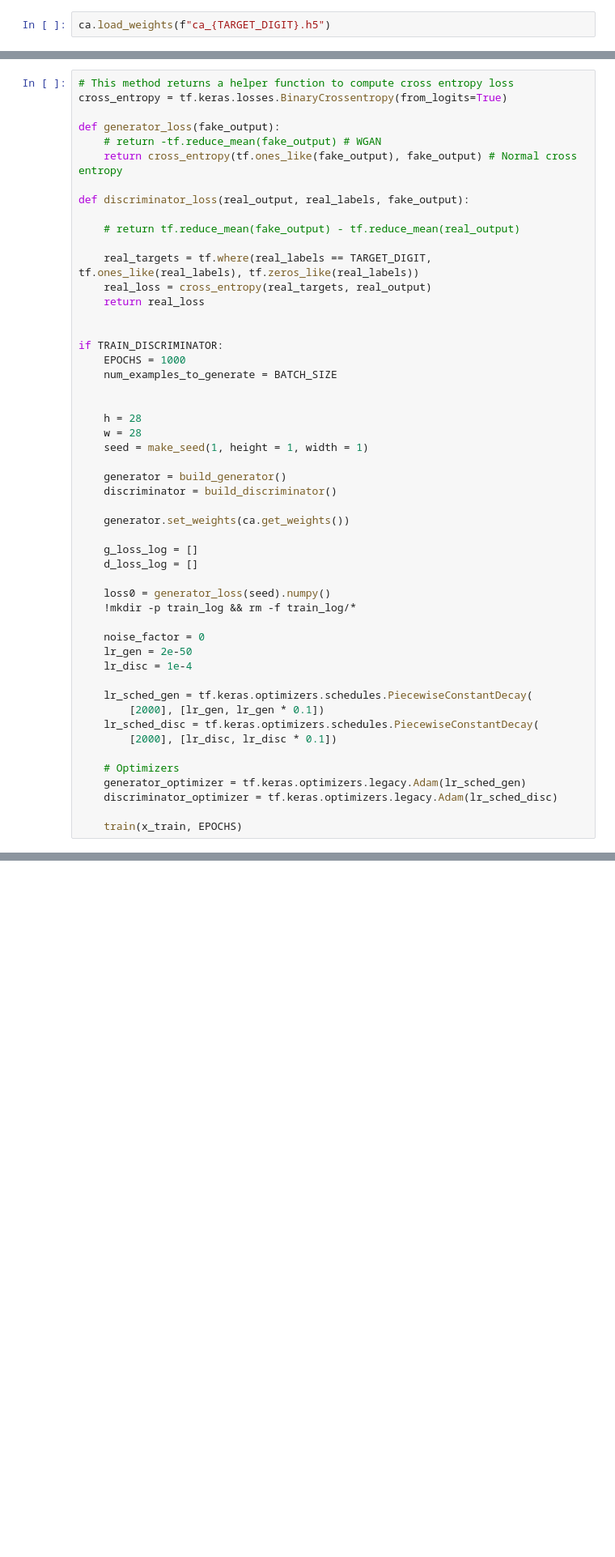
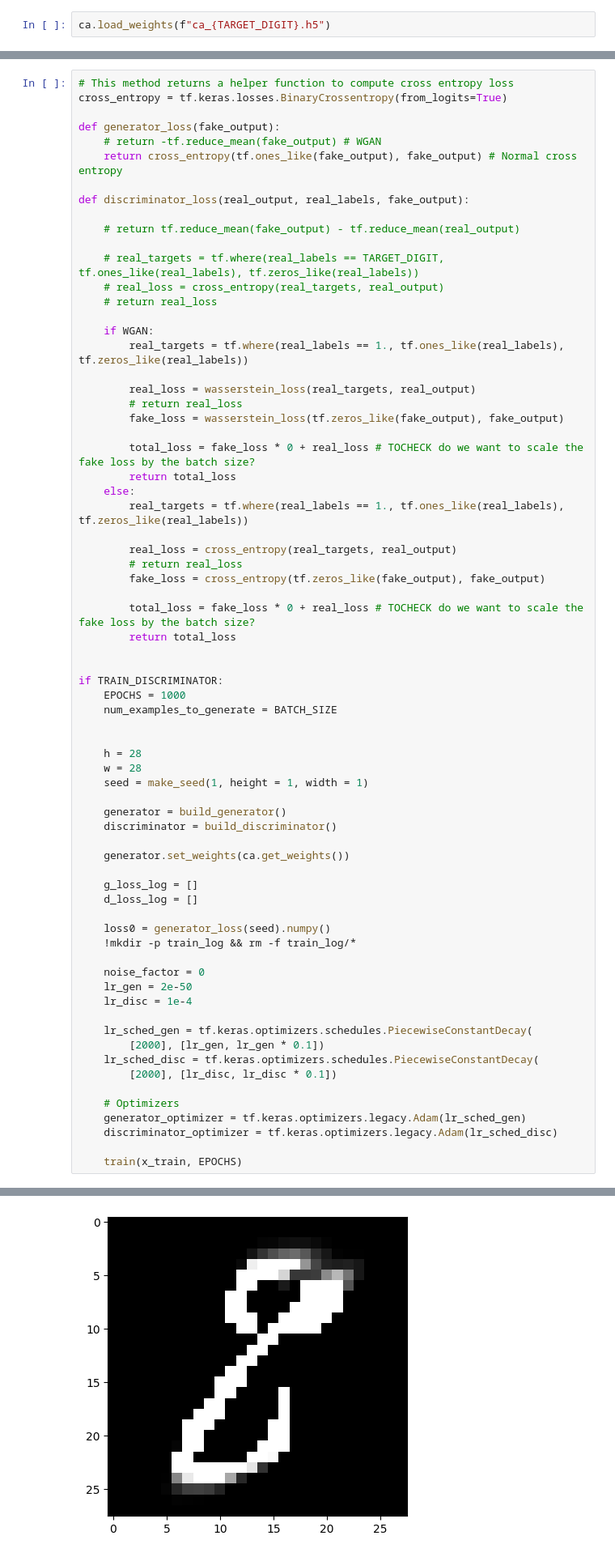
Before and after one commit to alfredbackhouse/3rd-year-project, a Jupyter notebook: 3rd_year_project.ipynb, the cells around one changed output, grey strips where cells are left out. Shown at 81% size. Cells and saved outputs as stored; diff of their text form; blank space fills up the shorter version.

```diff
--- a/3rd_year_project.ipynb
+++ b/3rd_year_project.ipynb
@@ -809,9 +858,28 @@ def discriminator_loss(real_output, real_labels, fake_output):
 
     # return tf.reduce_mean(fake_output) - tf.reduce_mean(real_output)
 
-    real_targets = tf.where(real_labels == TARGET_DIGIT, tf.ones_like(real_labels), tf.zeros_like(real_labels))
-    real_loss = cross_entropy(real_targets, real_output)
-    return real_loss
+    # real_targets = tf.where(real_labels == TARGET_DIGIT, tf.ones_like(real_labels), tf.zeros_like(real_labels))
+    # real_loss = cross_entropy(real_targets, real_output)
+    # return real_loss
+
+    if WGAN:
+        real_targets = tf.where(real_labels == 1., tf.ones_like(real_labels), tf.zeros_like(real_labels))
+
+        real_loss = wasserstein_loss(real_targets, real_output)
+        # return real_loss
+        fake_loss = wasserstein_loss(tf.zeros_like(fake_output), fake_output)
+
+        total_loss = fake_loss * 0 + real_loss # TOCHECK do we want to scale the fake loss by the batch size?
+        return total_loss
+    else:
+        real_targets = tf.where(real_labels == 1., tf.ones_like(real_labels), tf.zeros_like(real_labels))
+
+        real_loss = cross_entropy(real_targets, real_output)
+        # return real_loss
+        fake_loss = cross_entropy(tf.zeros_like(fake_output), fake_output)
+
+        total_loss = fake_loss * 0 + real_loss # TOCHECK do we want to scale the fake loss by the batch size?
+        return total_loss
 
 
 if TRAIN_DISCRIMINATOR:
@@ -848,3 +916,4 @@ if TRAIN_DISCRIMINATOR:
     discriminator_optimizer = tf.keras.optimizers.legacy.Adam(lr_sched_disc)
 
     train(x_train, EPOCHS)
+# %% [output]
@@ -850,0 +921 @@ if TRAIN_DISCRIMINATOR:
+[figure, added]
```
Also changed, not shown: parts of 17 cells of this notebook.
